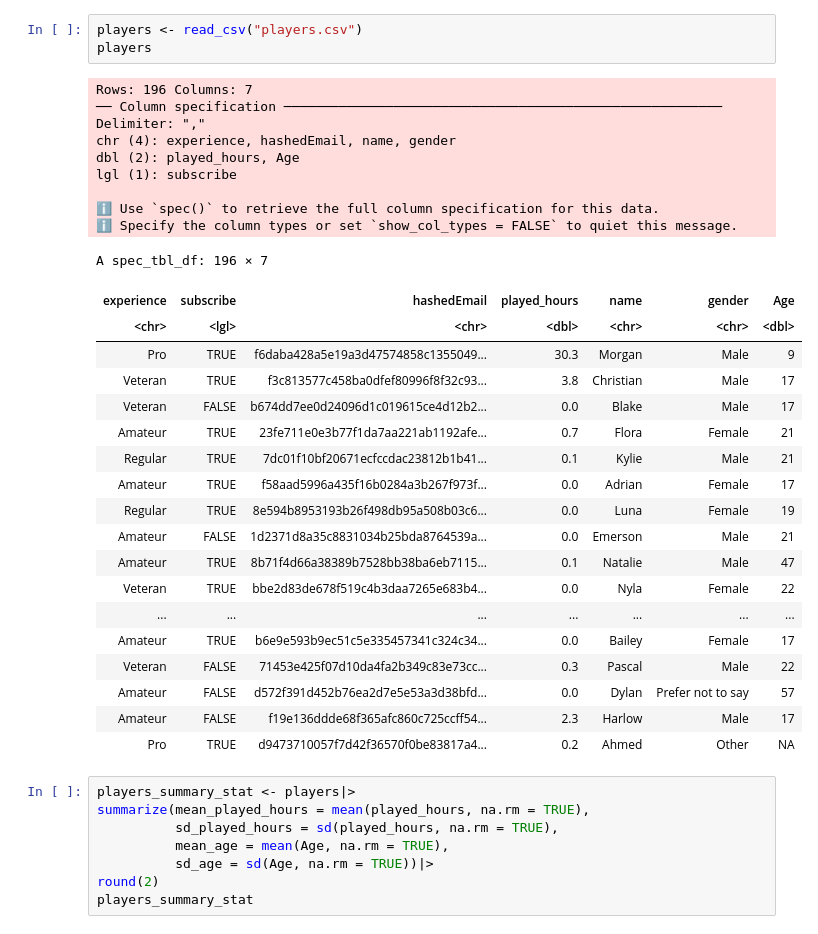
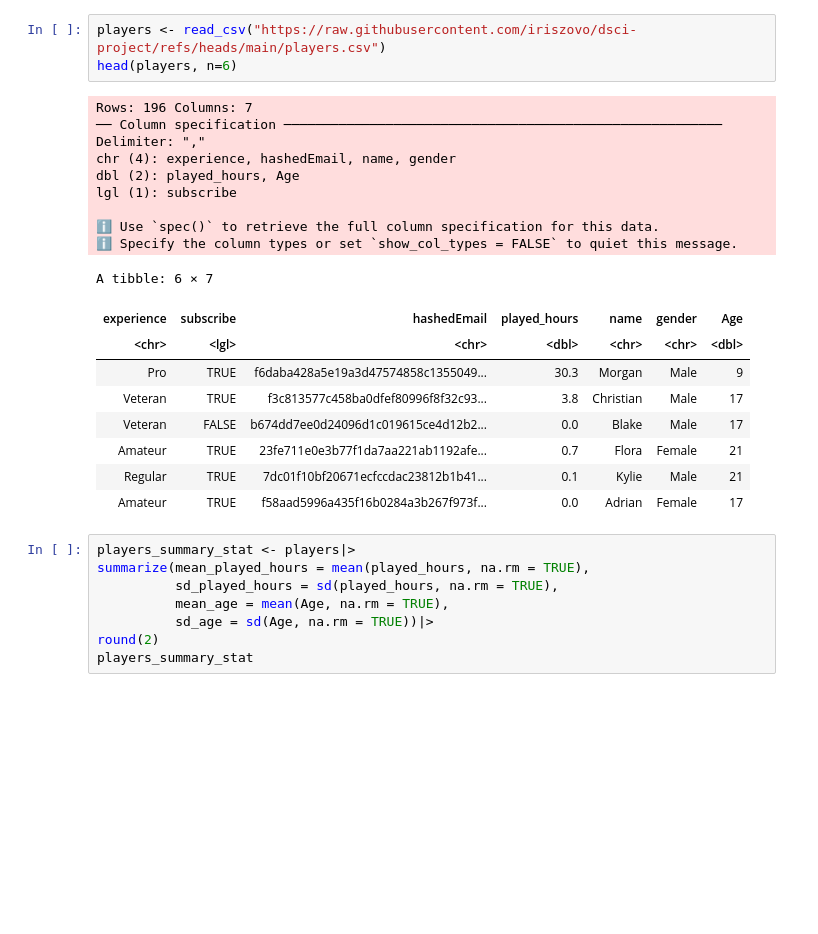
Before and after one commit to iriszovo/dsci-project, a Jupyter notebook: Individual project.ipynb, the cells around one changed output. Saved outputs shown, nothing was run; the diff lists cells and outputs as text; blank space fills up the shorter version.

```diff
--- a/Individual project.ipynb
+++ b/Individual project.ipynb
@@ -83,35 +44,25 @@ The data were collected from https://plaicraft.ai.
 # %%
-players <- read_csv("players.csv")
-players
+players <- read_csv("https://raw.githubusercontent.com/iriszovo/dsci-project/refs/heads/main/players.csv")
+head(players, n=6)
 # %% [output]
 Rows: 196 Columns: 7
 ── Column specification ────────────────────────────────────────────────────────
 Delimiter: ","
 chr (4): experience, hashedEmail, name, gender
 dbl (2): played_hours, Age
 lgl (1): subscribe
 
 ℹ Use `spec()` to retrieve the full column specification for this data.
 ℹ Specify the column types or set `show_col_types = FALSE` to quiet this message.
-A spec_tbl_df: 196 × 7
+A tibble: 6 × 7
 | experience | subscribe | hashedEmail | played_hours | name | gender | Age |
 | <chr> | <lgl> | <chr> | <dbl> | <chr> | <chr> | <dbl> |
 | Pro | TRUE | f6daba428a5e19a3d47574858c1355049... | 30.3 | Morgan | Male | 9 |
 | Veteran | TRUE | f3c813577c458ba0dfef80996f8f32c93... | 3.8 | Christian | Male | 17 |
 | Veteran | FALSE | b674dd7ee0d24096d1c019615ce4d12b2... | 0.0 | Blake | Male | 17 |
 | Amateur | TRUE | 23fe711e0e3b77f1da7aa221ab1192afe... | 0.7 | Flora | Female | 21 |
 | Regular | TRUE | 7dc01f10bf20671ecfccdac23812b1b41... | 0.1 | Kylie | Male | 21 |
 | Amateur | TRUE | f58aad5996a435f16b0284a3b267f973f... | 0.0 | Adrian | Female | 17 |
-| Regular | TRUE | 8e594b8953193b26f498db95a508b03c6... | 0.0 | Luna | Female | 19 |
-| Amateur | FALSE | 1d2371d8a35c8831034b25bda8764539a... | 0.0 | Emerson | Male | 21 |
-| Amateur | TRUE | 8b71f4d66a38389b7528bb38ba6eb7115... | 0.1 | Natalie | Male | 47 |
-| Veteran | TRUE | bbe2d83de678f519c4b3daa7265e683b4... | 0.0 | Nyla | Female | 22 |
-| ... | ... | ... | ... | ... | ... | ... |
-| Amateur | TRUE | b6e9e593b9ec51c5e335457341c324c34... | 0.0 | Bailey | Female | 17 |
-| Veteran | FALSE | 71453e425f07d10da4fa2b349c83e73cc... | 0.3 | Pascal | Male | 22 |
-| Amateur | FALSE | d572f391d452b76ea2d7e5e53a3d38bfd... | 0.0 | Dylan | Prefer not to say | 57 |
-| Amateur | FALSE | f19e136ddde68f365afc860c725ccff54... | 2.3 | Harlow | Male | 17 |
-| Pro | TRUE | d9473710057f7d42f36570f0be83817a4... | 0.2 | Ahmed | Other | NA |
 # %%
 players_summary_stat <- players|>
 summarize(mean_played_hours = mean(played_hours, na.rm = TRUE),
```
Also changed, not shown: parts of 24 cells of this notebook.
